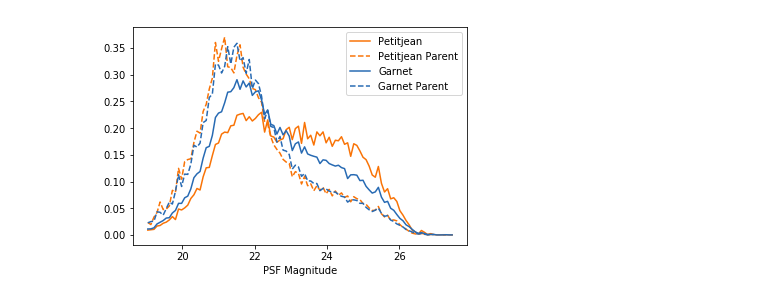
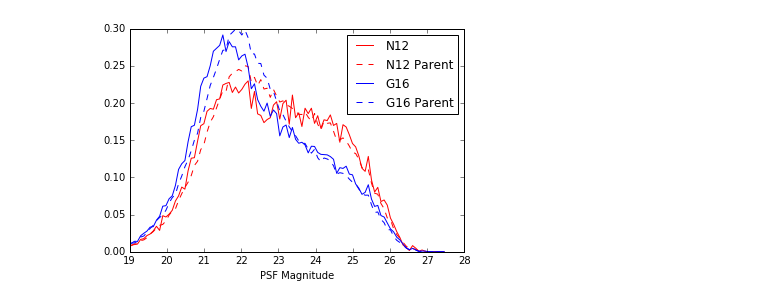
Before and after one commit to damonge/QxK, a Jupyter notebook: joseph/magnitude_hist.ipynb, the cells around one changed output. Drawn from its saved outputs; the diff is of its cells as text; code cells hidden in the pictures.

Commit message:
histogram

```diff
--- a/joseph/magnitude_hist.ipynb
+++ b/joseph/magnitude_hist.ipynb
@@ -7,6 +8,7 @@ import healpy as hp
 # %%
-base_dir = '/Users/Joseph/Brookhaven/Research/data/'  #directory in which catalogs are stored
-
+#base_dir = '/Users/Joseph/Brookhaven/Research/data/'  #directory in which catalogs are stored
+base_dir = '/home/anze/Dropbox/work/dla_catalog_dr12q_lyb_lya/ascii_catalog'
+DR12Qfits = '/home/anze/Data/BOSS.private/sas/dr12/boss/qso/DR12Q/DR12Q.fits'
 
 #I had to change this part to work with python 3
 def da():
@@ -15,12 +17,14 @@ def pet():
     return map(lambda x:x.split(),open(base_dir+'/DLA_DR12_v2.dat').readlines()[2:])
 # %%
 #Granet catalog
-nHi=np.array([float(x[-1]) for x in da()])
-z=np.array([float(x[-2]) for x in da()])   #dla redshift
-zq=np.array([float(x[7]) for x in da()])   #quasar redshift
+#nHi=np.array([float(x[-1]) for x in da()])
+#z=np.array([float(x[-2]) for x in da()])   #dla redshift
+#zq=np.array([float(x[7]) for x in da()])   #quasar redshift
 p=np.array([float(x[-3]) for x in da()])
-pn=np.array([float(x[-4]) for x in da()])
-tid=[int(x[0]) for x in da()]              #thing index
+#pn=np.array([float(x[-4]) for x in da()])
+tid=np.array([int(x[0]) for x in da()])     #thing index
+wh=np.where(p>0.9)
+tid=tid[wh]
 # %%
 # Pasquier catalog
 tidp=[int(x[0]) for x in pet()]             #thing index
@@ -29,7 +33,7 @@ zp=np.array([float(x[9]) for x in pet()])   #dla redshift
 nHip=np.array([float(x[10]) for x in pet()])
 # %%
 # quasar catalog
-qso = fits.open("../../data/DR12Q.fits")
+qso = fits.open(DR12Qfits)
 qso_data = qso[1].data
 thing_id = qso_data['THING_ID']  #thing_id for all of the quasars
 thing_id = np.array(thing_id,dtype=float)
@@ -63,72 +67,46 @@ g_psf_u = psf_u[g_psf_ind]
 # %%
 # Plot histogram of magnitude in the two catalogs
 
 def m(x):
     return 0.5*(x[1:]+x[:-1])
 
 
 #creating weighted histogram for all DR12 quasars (garnet (&pasquier?) parent)
 hist_all,ed_all=np.histogram(psf_u,bins=100,range=(19,27.50),normed=True)
 beg_sum = sum(hist_all)
 dz=0.1
-rdshift = np.arange(0, 7.2, dz)
+rdshift = np.arange(0, 7.4, dz)
 qso_hist = np.histogram(z_qso, bins=rdshift)
-dla_hist = np.histogram(z_qso[g_psf_ind], bins=rdshift)
-weights = dla_hist[0]/qso_hist[0]
+dla_hist = np.histogram(z_qso[p_psf_ind], bins=rdshift)
+dla_histg = np.histogram(z_qso[g_psf_ind], bins=rdshift)
+weights = dla_hist[0]*1.0/qso_hist[0]
+weightsg = dla_histg[0]*1.0/qso_hist[0]
 z_bins = (z_qso/dz).astype('int')
-for i in range(len(ed_all)-1):
-    ind = np.where((psf_u>ed_all[i]) * (psf_u<ed_all[i+1]))
-    w_qso = weights[z_bins[ind]]
-    hist_all[i] = hist_all[i]*sum(w_qso)/len(w_qso)
-hist_all = np.asarray(hist_all,dtype=float)
-sum_all = sum(hist_all[np.logical_not(np.isnan(hist_all))])
-hist_all *= beg_sum/sum_all
-#plt.plot(m(ed_all),hist_all,label='Garnet Parent',ls = '--',color='xkcd:mid blue')
+qweights = weights[z_bins]
+qweightsg = weightsg[z_bins]
+#creating weighted histogram for pasquier quasars
+histp,edp=np.histogram(psf_u[p_psf_ind],bins=100,range=(19,27.50),normed=True)
+#histp,edp=np.histogram(z_qso[p_psf_ind],bins=100,normed=True)
+plt.plot(m(edp),histp,label='N12',color='red')
+phistp,pedp=np.histogram(psf_u,weights=qweights, bins=100,range=(19,27.50),normed=True)
+#phistp,pedp=np.histogram(z_qso,weights=qweights, bins=100,normed=True)
+plt.plot(m(pedp),phistp,label='N12 Parent',color='red',ls='--')
 
-#creating weighted histogram for pasquier quasars
-histp,edp=np.histogram(p_psf_u,bins=100,range=(19,27.50),normed=True)
-plt.plot(m(edp),histp,label='Petitjean',color='xkcd:orange')
-beg_sum = sum(histp)
-dz=0.1
-rdshift = np.arange(0, 7.2, dz)
-qso_hist = np.histogram(zqp, bins=rdshift)
-dla_hist = np.histogram(zp, bins=rdshift)
-weights = dla_hist[0]/qso_hist[0]
-z_bins = (zqp/dz).astype('int')
-for i in range(len(edp)-1):
-    ind = np.where((p_psf_u>edp[i]) * (p_psf_u<edp[i+1]))
-    w_qso = weights[z_bins[ind]]
-    histp[i] = histp[i]*sum(w_qso)/len(w_qso)
-histp = np.asarray(histp,dtype=float)
-sump = sum(histp[np.logical_not(np.isnan(histp))])
-histp *= beg_sum/sump
-plt.plot(m(edp),histp,label='Petitjean Parent',color='xkcd:orange',ls='--')
 
-#creating weighted histogram for garnet quasars
-w=np.where(p>0.80)                 #take just p>0.8 from Granet as true DLAs, gives a right number
-g_psf_uw = g_psf_u[w];
-zw = z[w];
-zqw = zq[w]
-hist,ed=np.histogram(g_psf_uw,bins=100,range=(19,27.50),normed=True)
-plt.plot(m(ed),hist,label='Garnet',color='xkcd:mid blue')
-beg_sum = sum(hist)
-dz=0.1
-rdshift = np.arange(0, 7.2, dz)
-qso_hist = np.histogram(zqw, bins=rdshift)
-dla_hist = np.histogram(zw, bins=rdshift)
-weights = dla_hist[0]/qso_hist[0]
-z_bins = (zqw/dz).astype('int')
-for i in range(len(ed_all)-1):
-    ind = np.where((g_psf_uw>ed[i]) * (g_psf_uw<ed[i+1]))
-    w_qso = weights[z_bins[ind]]
-    hist[i] = hist[i]*sum(w_qso)/len(w_qso)
-hist = np.asarray(hist,dtype=float)
-sumg = sum(hist[np.logical_not(np.isnan(hist))])
-hist *= beg_sum/sumg
-plt.plot(m(ed),hist,label='Garnet Parent',color='xkcd:mid blue',ls='--')
+histp,edp=np.histogram(psf_u[g_psf_ind],bins=100,range=(19,27.50),normed=True)
+#histp,edp=np.histogram(z_qso[p_psf_ind],bins=100,normed=True)
+plt.plot(m(edp),histp,label='G16',color='blue')
+phistp,pedp=np.histogram(psf_u,weights=qweightsg, bins=100,range=(19,27.50),normed=True)
+#phistp,pedp=np.histogram(z_qso,weights=qweights, bins=100,normed=True)
+plt.plot(m(pedp),phistp,label='G16 Parent',color='blue', ls='--')
+
+
+#plt.plot(rdshift,weights)
+
 
 plt.xlabel('PSF Magnitude')
 plt.legend()
+plt.savefig("umagdist.pdf")
 plt.show()
 # %% [output]
-[figure, old version]
+[figure, new version]
```
Also changed, not shown: parts of 3 cells of this notebook.
